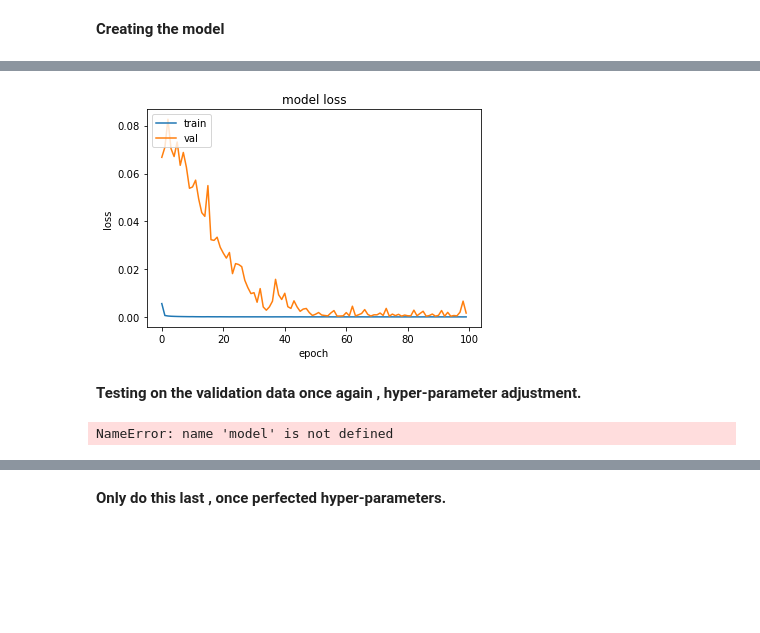
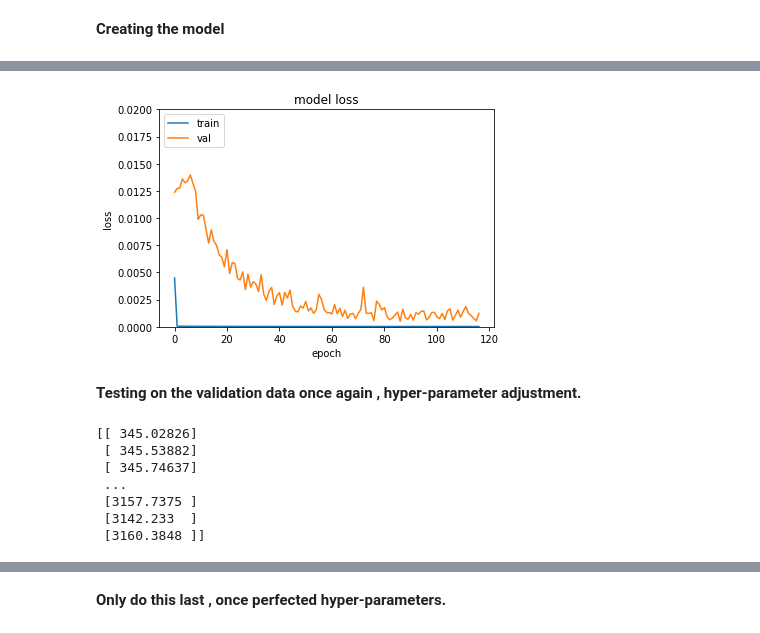
Before and after one commit to JackpotDesigns/PythonCryptoPrediction, a Jupyter notebook: PracticeJupyterNotebook/FYP/baselineRedesign/ethBaselineSplitAfter.ipynb, the cells around one changed output, grey strips where cells are left out. Drawn from its saved outputs; the diff is of its cells as text; code cells hidden in the pictures; blank space fills up the shorter version.

```diff
--- a/PracticeJupyterNotebook/FYP/baselineRedesign/ethBaselineSplitAfter.ipynb
+++ b/PracticeJupyterNotebook/FYP/baselineRedesign/ethBaselineSplitAfter.ipynb
@@ -17,7 +18,7 @@ from tensorflow.keras import models
 # %% [markdown]
 <Strong> Grabbing the data from stored files (originally pulled from Binance) </Strong>
 # %%
-df_eth = pd.read_csv("../../../cryptoData/ETH_1h_data.csv")
+df_eth = pd.read_csv("ETH_1h_data.csv")
 # %%
 df_eth
 # %% [output]
@@ -114,15 +115,14 @@ print(eth_train[0].shape)
 inputs = Input(shape = (window_length , features) )
 
 #From deep learning in python -- better to use recurrent dropout so error propergates correctly
-x = LSTM(30 , return_sequences = True)(inputs)
-x = Dropout(0.2)(x)
+x = LSTM(30 , return_sequences = True )(inputs)
+x = Dropout(0.01)(x)
 x = LSTM(50)(x)
-x = Dropout(0.2)(x)
-x = Dense(16)(x)
+x = Dense(128)(x)
 
-y = GRU(30 , input_shape=(window_length , features))(inputs)
-y = Dropout(0.5)(y)
-y = Dense(16)(y)
+y = GRU(30,input_shape=(window_length , features))(inputs)
+y = Dropout(0.01)(y)
+y = Dense(128)(y)
 
 final = Concatenate()([x,y])
 final = Dense(1)(final)
@@ -153,8 +155,7 @@ ________________________________________________________________________________
+# %%
+earlyStopping = EarlyStopping(monitor = 'val_loss' , patience = 30 , mode = 'min' , verbose = 1)
 # %%
 #If use validation in this part , then leakage as we are using the normalized values of the training set which in this case would include validation set.
 #Validation set needs to be in a tuple with x , y
-
-model.compile(optimizer='adam' , loss = 'mse')
-
-history = model.fit(eth_train[0] , eth_train[1] , validation_data = eth_val  , batch_size = 512  , epochs =100 , verbose = 1 )
+history = model.fit(eth_train[0] , eth_train[1] , validation_data = eth_val  , batch_size = 512  , epochs =300 , verbose = 1 , callbacks = [earlyStopping] )
 # %% [output]
@@ -178,23 +181,30 @@ Epoch 100/100
 # %%
 plt.plot(history.history['loss'])
 plt.plot(history.history['val_loss'])
 plt.title('model loss')
 plt.ylabel('loss')
 plt.xlabel('epoch')
 plt.legend(['train', 'val'], loc='upper left')
+plt.ylim([0,0.02])
 plt.show()
 # %% [output]
-[figure, old version]
+[figure, new version]
 # %% [markdown]
 <Strong> Testing on the validation data once again , hyper-parameter adjustment. <Strong>
 # %%
 validation_predict = model.predict(eth_val[0])
-# %% [output]
-NameError: name 'model' is not defined
 # %%
 validation_predict = scaler.inverse_transform(validation_predict)
 # %%
 print(validation_predict)
+# %% [output]
+[[ 345.02826]
+ [ 345.53882]
+ [ 345.74637]
+ ...
+ [3157.7375 ]
+ [3142.233  ]
+ [3160.3848 ]]
 # %%
 validation_actual = scaler.inverse_transform(eth_val[1])
 validation_actual
```
Also changed, not shown: parts of 11 cells of this notebook, 6 other files.
